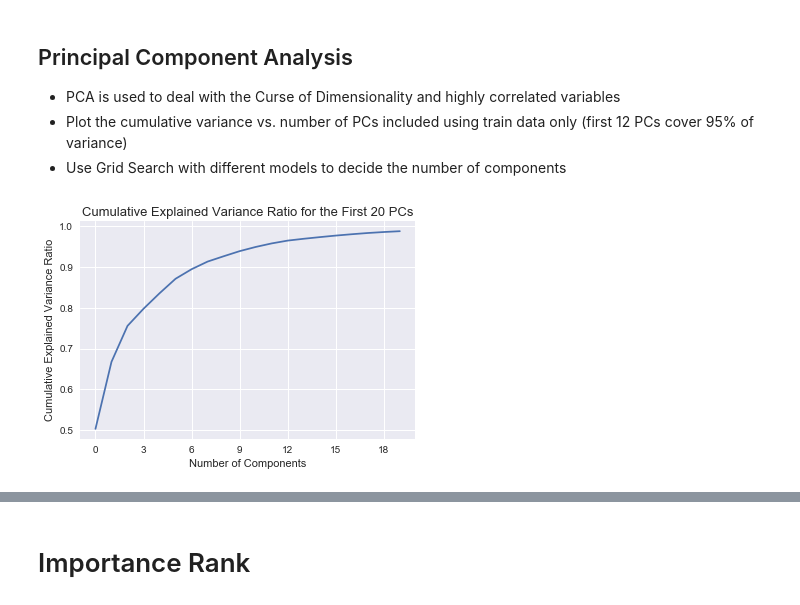
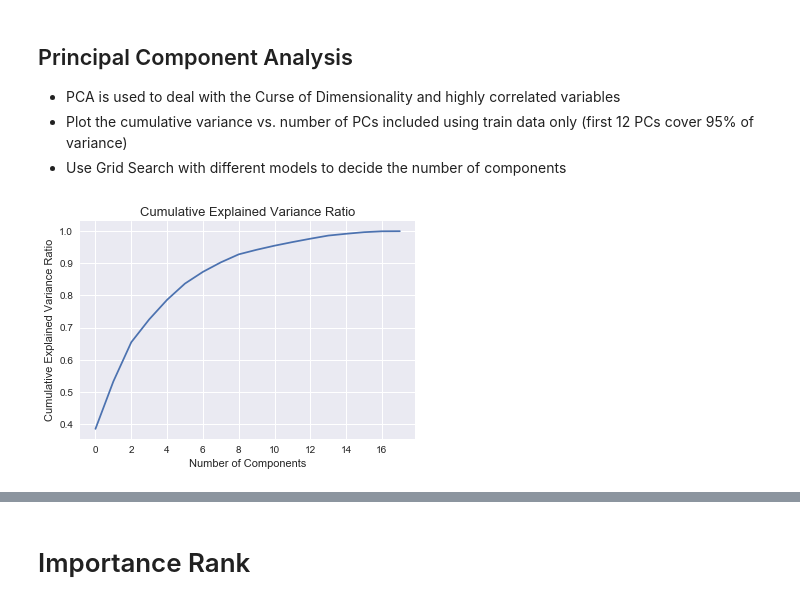
Before and after one commit to tinniewhale/sql_coding_practice, a Jupyter notebook: Classification Analysis.ipynb, the cells around one changed output, grey strips where cells are left out. Drawn from its saved outputs; the diff is of its cells as text; code cells hidden in the pictures.

```diff
--- a/Classification Analysis.ipynb
+++ b/Classification Analysis.ipynb
@@ -22,7 +22,7 @@ pd.options.display.max_columns = 999
 # Sanity Check
 # %%
 # load data, check sample size
-train = pd.read_csv('data_train.csv', header=None)
-test = pd.read_csv('data_test.csv', header=None)
-print('train data size: ', train.shape, '\ntest data size:', test.shape)
+train = pd.read_csv('interview_data_train.csv', header=None)
+test = pd.read_csv('interview_data_test.csv', header=None)
+print('train data size: ', train.shape, 'test data size:', test.shape)
 # %% [output]
@@ -263,21 +256,21 @@ Index([u'col_23', u'col_38', u'col_24', u'col_19', u'col_52', u'col_95',
 # %%
 # Plot Cumulative Explained Variance Ratio to check the contribution of each PC to the total variance
 # from the plot, we can see that
 # first 8 PCs can explain 90% of the variance,
-# first 12 PCs can explain 95% of the variance
-# first 22 PCs can explain 99% of the variance
+# first 11 PCs can explain 95% of the variance
+# first 15 PCs can explain 99% of the variance
 from sklearn.decomposition import PCA
 from matplotlib.ticker import MaxNLocator
 pca_full = PCA()
-X_train_full = pca_full.fit_transform(X_train_rm)
+X_train_full = pca_full.fit_transform(X_train[cols_rm_vif])
 cumsum = np.cumsum(pca_full.explained_variance_ratio_)
 ax = plt.figure().gca()
 ax.xaxis.set_major_locator(MaxNLocator(integer=True))
-plt.plot(cumsum[:20])
+plt.plot(cumsum)
 plt.xlabel('Number of Components')
 plt.ylabel('Cumulative Explained Variance Ratio')
-plt.title("Cumulative Explained Variance Ratio for the First 20 PCs", fontsize=13)
+plt.title("Cumulative Explained Variance Ratio", fontsize=13)
 plt.show()
 # %% [output]
-[figure, old version]
+[figure, new version]
 # %%
```
Also changed, not shown: parts of 57 cells of this notebook.
